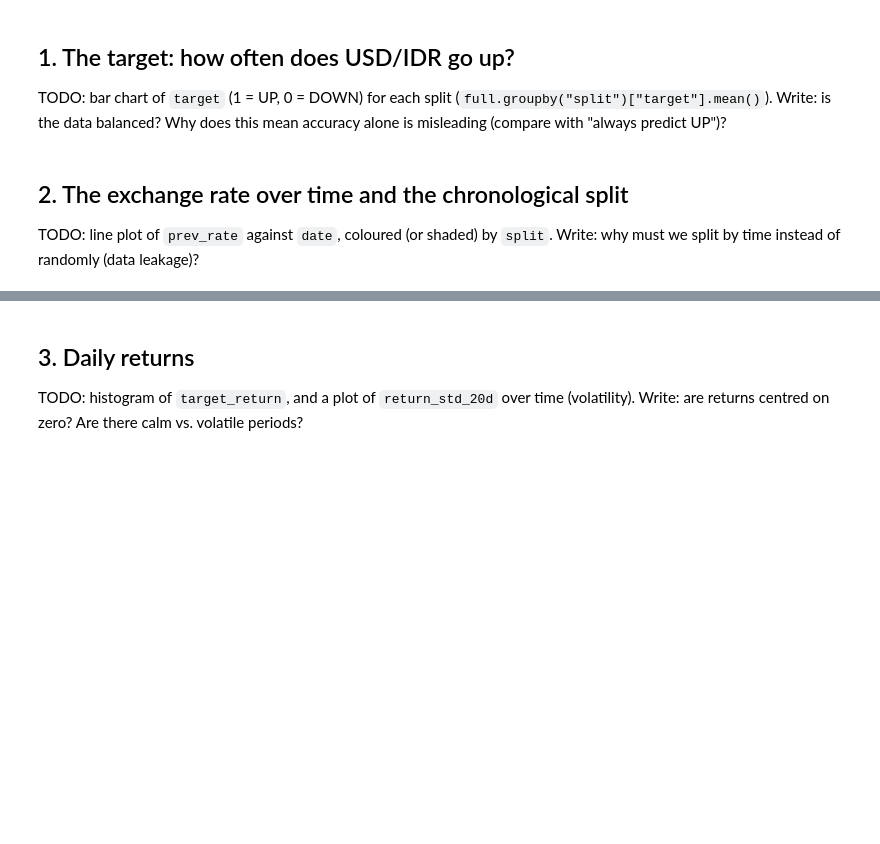
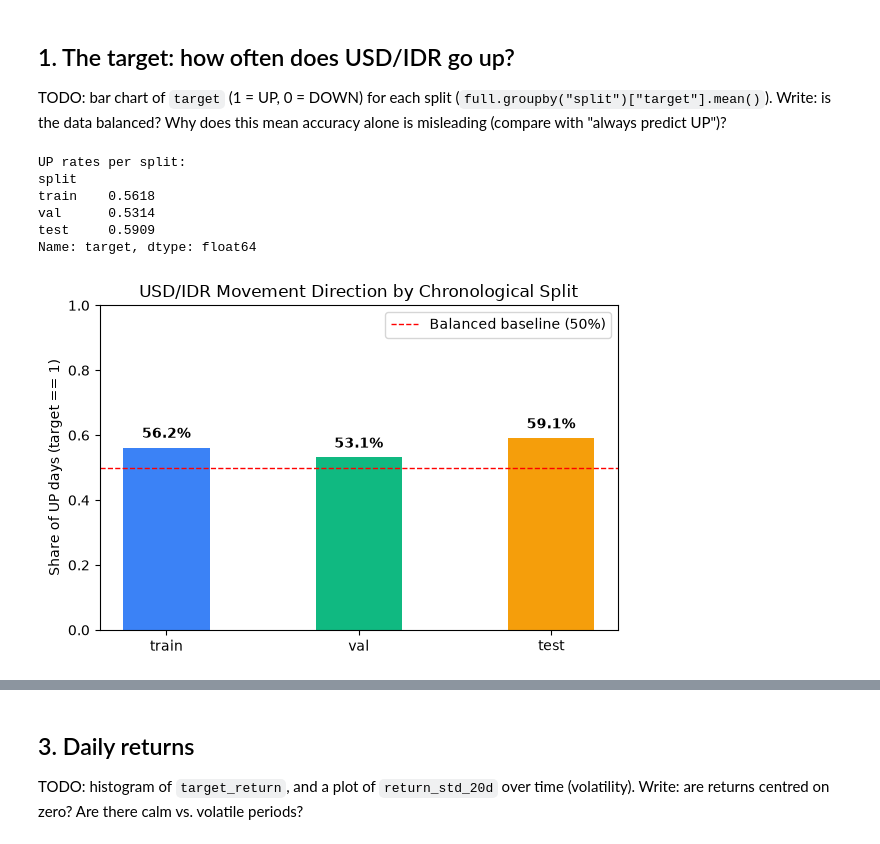
Before and after one commit to SyuraMoons/nlp_task_2, a Jupyter notebook: notebook/01_eda.ipynb, the cells around one changed output, grey strips where cells are left out. Drawn from its saved outputs; the diff is of its cells as text; code cells hidden in the pictures; blank space fills up the shorter version.

```diff
--- a/notebook/01_eda.ipynb
+++ b/notebook/01_eda.ipynb
@@ -28,4 +27,0 @@ Write: is the data balanced? Why does this mean accuracy alone is misleading (co
-# %% [markdown]
-## 2. The exchange rate over time and the chronological split
-TODO: line plot of `prev_rate` against `date`, coloured (or shaded) by `split`.
-Write: why must we split by time instead of randomly (data leakage)?
@@ -33,0 +28,26 @@ Write: why must we split by time instead of randomly (data leakage)?
+# %%
+# Target mean (UP rate) per split
+up_rates = full.groupby("split")["target"].mean().reindex(["train", "val", "test"])
+print("UP rates per split:")
+print(up_rates.round(4))
+
+fig, ax = plt.subplots(figsize=(6, 4))
+bars = ax.bar(up_rates.index, up_rates.values, color=["#3b82f6", "#10b981", "#f59e0b"], width=0.45)
+ax.axhline(0.5, color="red", linestyle="--", linewidth=1, label="Balanced baseline (50%)")
+ax.set_ylim(0, 1)
+ax.set_ylabel("Share of UP days (target == 1)")
+ax.set_title("USD/IDR Movement Direction by Chronological Split")
+for bar in bars:
+    yval = bar.get_height()
+    ax.text(bar.get_x() + bar.get_width()/2.0, yval + 0.02, f"{yval:.1%}", ha="center", va="bottom", fontweight="bold")
+ax.legend()
+plt.tight_layout()
+plt.show()
+# %% [output]
+UP rates per split:
+split
+train    0.5618
+val      0.5314
+test     0.5909
+Name: target, dtype: float64
+[figure, added]
```
Also changed, not shown: parts of 25 cells of this notebook, 1 other file.
